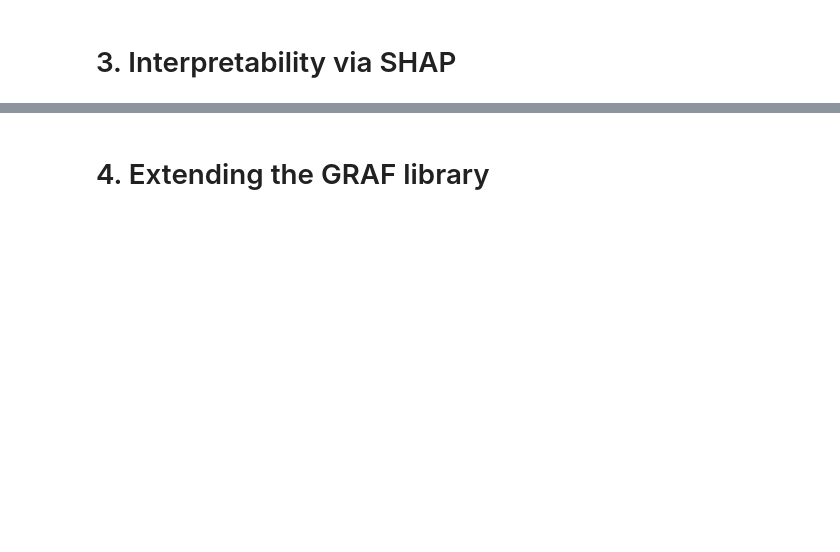
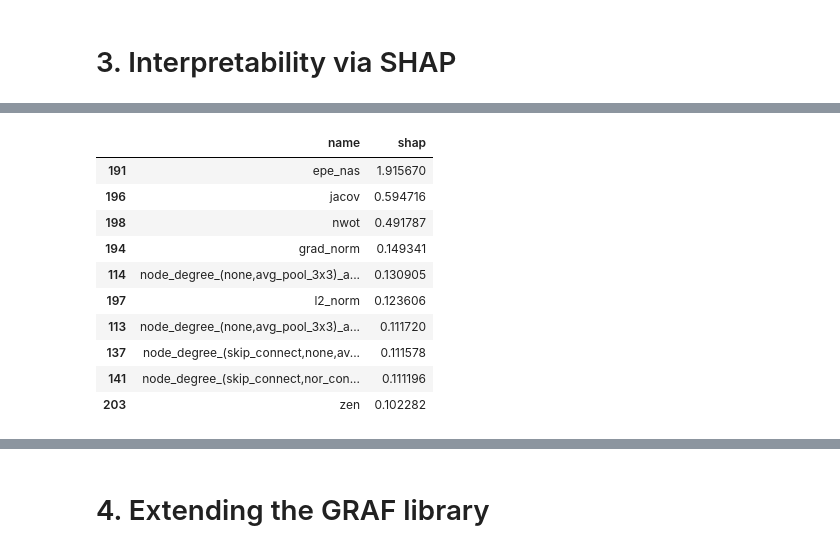
Before and after one commit to gabikadlecova/GRAF, a Jupyter notebook: tutorial/graf.ipynb, the cells around one changed output, grey strips where cells are left out. Saved outputs shown, nothing was run; the diff lists cells and outputs as text; code cells hidden in the pictures; blank space fills up the shorter version.

```diff
--- a/tutorial/graf.ipynb
+++ b/tutorial/graf.ipynb
@@ -236,2 +481,18 @@ graf_model.compute_zcp_scores(network)
 # %% [markdown]
 # 3. Interpretability via SHAP
+# %%
+import numpy as np
+import shap
+
+# function for computing the shapley values
+def shap_importances(model, test_X):
+    explainer = shap.TreeExplainer(model)
+    shap_values = explainer.shap_values(test_X)
+    shap_values = np.abs(shap_values).mean(axis=0)
+    return shap_values
+# %%
+shapvals = shap_importances(rf, data_splits['test_X'])
+# %%
+# shapley values match the number of data columns
+feature_names = data_splits['test_X'].columns
+len(shapvals), len(feature_names)
@@ -237,0 +501,3 @@ graf_model.compute_zcp_scores(network)
+# %%
+importances = pd.DataFrame({'name': feature_names, 'shap': shapvals})
+importances.head()
@@ -237,0 +511,16 @@ graf_model.compute_zcp_scores(network)
+# %%
+# get the most important features according to shap
+
+importances.sort_values('shap', ascending=False)[:10]
+# %% [output]
+|  | name | shap |
+| 191 | epe_nas | 1.915670 |
+| 196 | jacov | 0.594716 |
+| 198 | nwot | 0.491787 |
+| 194 | grad_norm | 0.149341 |
+| 114 | node_degree_(none,avg_pool_3x3)_a... | 0.130905 |
+| 197 | l2_norm | 0.123606 |
+| 113 | node_degree_(none,avg_pool_3x3)_a... | 0.111720 |
+| 137 | node_degree_(skip_connect,none,av... | 0.111578 |
+| 141 | node_degree_(skip_connect,nor_con... | 0.111196 |
+| 203 | zen | 0.102282 |
```
Also changed, not shown: parts of 43 cells of this notebook, 1 other file.
